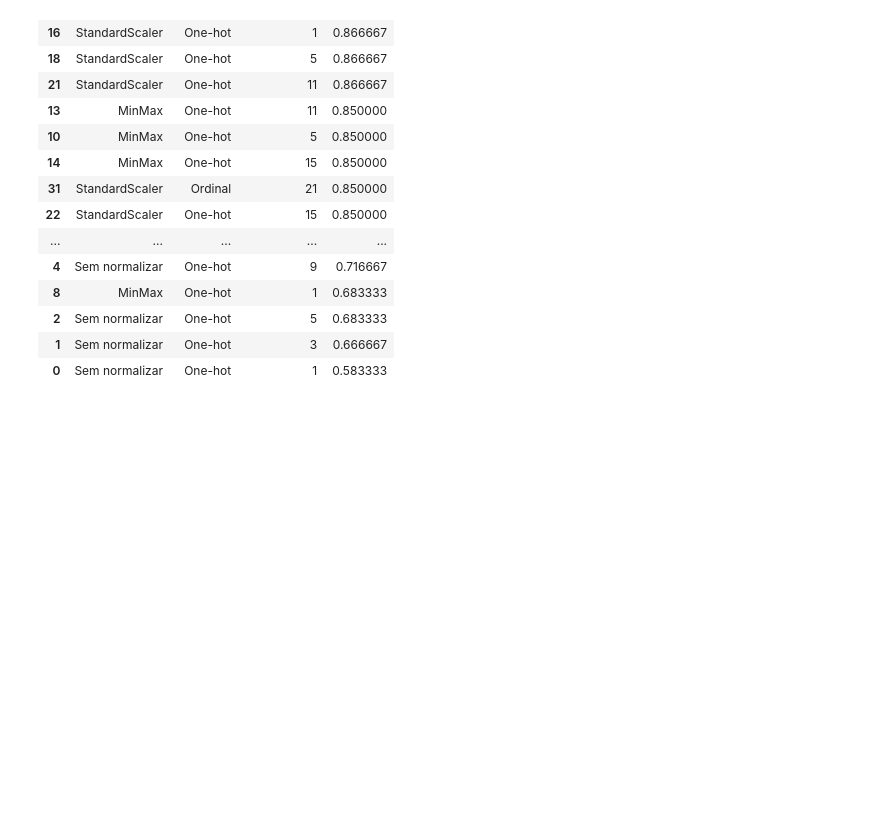
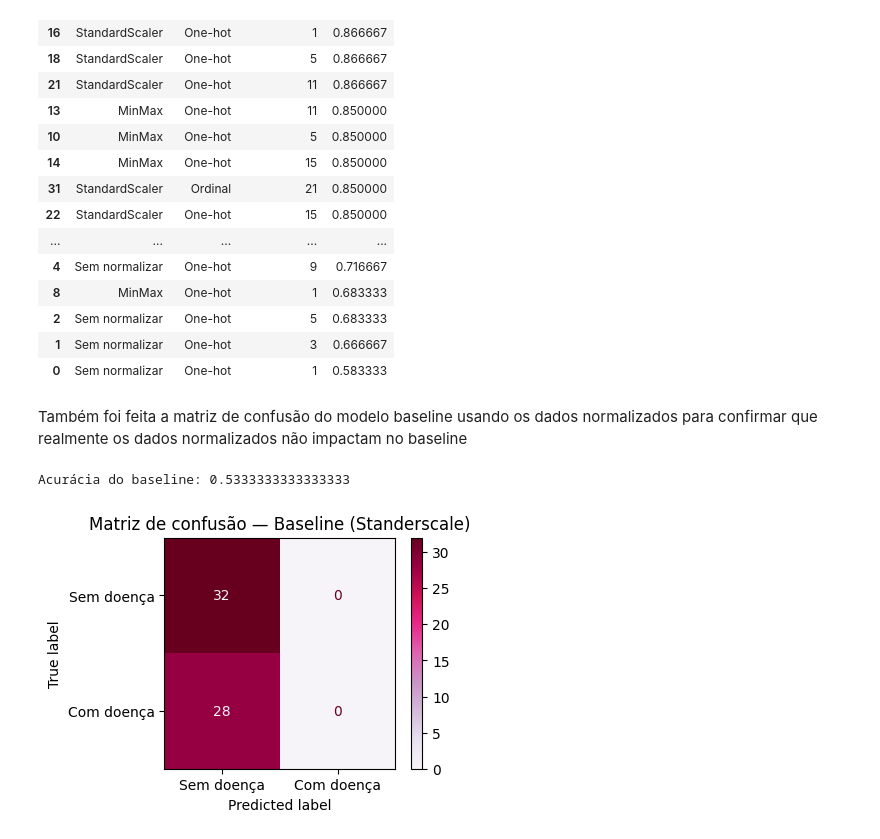
Before and after one commit to isalemecruz/cubo_gelatinoso, a Jupyter notebook: heart_disease_knn.ipynb, the cells around one changed output. Saved outputs shown, nothing was run; the diff lists cells and outputs as text; code cells hidden in the pictures; blank space fills up the shorter version.

```diff
--- a/heart_disease_knn.ipynb
+++ b/heart_disease_knn.ipynb
@@ -1219,3 +1227,27 @@ df_resultados
 | 2 | Sem normalizar | One-hot | 5 | 0.683333 |
 | 1 | Sem normalizar | One-hot | 3 | 0.666667 |
 | 0 | Sem normalizar | One-hot | 1 | 0.583333 |
+# %% [markdown]
+Também foi feita a matriz de confusão do modelo baseline usando os dados normalizados para confirmar que realmente os dados normalizados não impactam no baseline
+# %%
+X_treino = df_treino_final_norm.drop(columns=["target"])
+y_treino = df_treino_final_norm["target"]
+
+X_teste = df_teste_final.drop(columns=["target"])
+y_teste = df_teste_final["target"]
+
+baseline = DummyClassifier(strategy="most_frequent")
+baseline.fit(X_treino, y_treino)
+
+y_previsto_baseline = baseline.predict(X_teste)
+
+acuracia_baseline = accuracy_score(y_teste, y_previsto_baseline)
+print(f"Acurácia do baseline: {acuracia_baseline:}")
+fig, ax = plt.subplots(figsize=(4, 3))
+matriz_confusao = confusion_matrix(y_teste, y_previsto_baseline)
+ConfusionMatrixDisplay(matriz_confusao, display_labels=["Sem doença", "Com doença"]).plot(cmap="PuRd", ax=ax)
+plt.title("Matriz de confusão — Baseline (Standerscale)")
+plt.show()
+# %% [output]
+Acurácia do baseline: 0.5333333333333333
+[figure, added]
```
Also changed, not shown: parts of 6 cells of this notebook.
